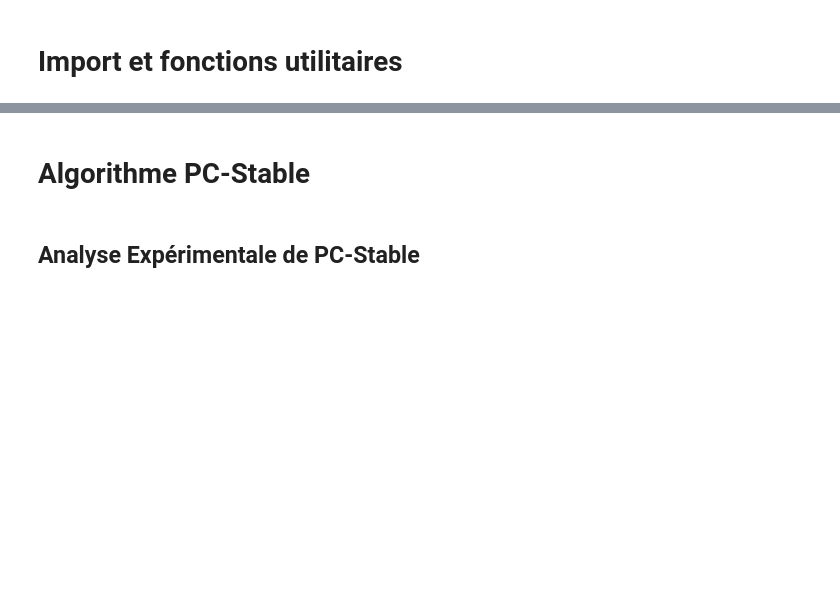
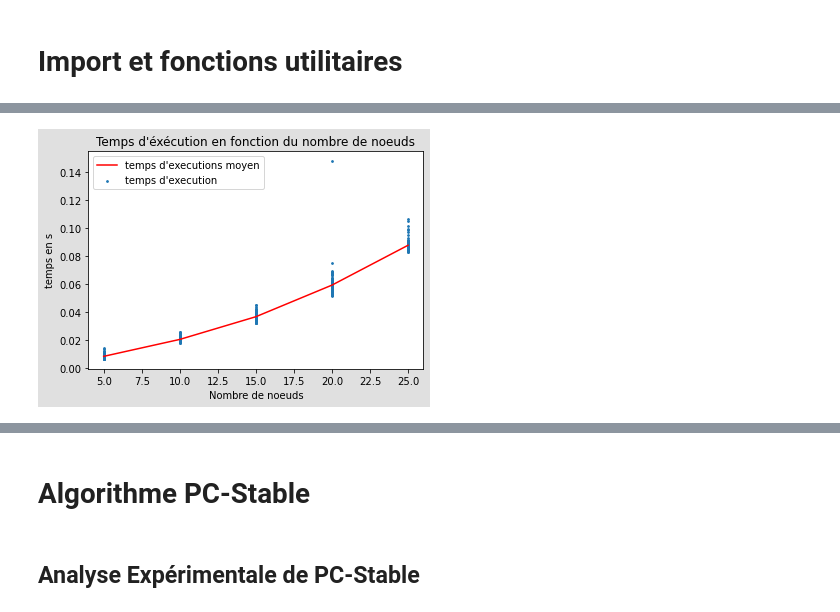
Before and after one commit to davidPinaud/BN_PCSTABLE, a Jupyter notebook: test_projet_MADI.ipynb, the cells around one changed output, grey strips where cells are left out. Drawn from its saved outputs; the diff is of its cells as text; code cells hidden in the pictures; blank space fills up the shorter version.

```diff
--- a/test_projet_MADI.ipynb
+++ b/test_projet_MADI.ipynb
@@ -117,0 +125,4 @@ Graphe 1 : non orienté complet ------ Graphe 2 : après phase 1 ------ Graphe 3
+# %%
+############Exemple############
+bn=genRandomBN()
+bn_approx,duration=learn_PC(bn,csvFilePath="test.csv",verbose=True)
@@ -117,0 +190,37 @@ Graphe 1 : non orienté complet ------ Graphe 2 : après phase 1 ------ Graphe 3
+# %%
+nb_apprentissage_par_n_nodes=100
+criteres_all=[]
+list_nb_nodes=[5,10,15,20,25]
+n=5000
+
+for n_nodes in list_nb_nodes:
+    n_arcs=int(1.25*n_nodes)
+    bn=genRandomBN(n,n_nodes, n_arcs, n_modmax=4,name_out="test.csv")
+    for _ in range(nb_apprentissage_par_n_nodes):
+        criteres=dict()
+        _,duration=learn_PC(bn,csvFilePath="test.csv",verbose=False)
+        criteres_all.append(criteres)
+        criteres["duration"]=duration
+        criteres["n_nodes"]=n_nodes
+bnx=[criteres["n_nodes"] for criteres in criteres_all]
+bny=[criteres["duration"] for criteres in criteres_all]
+list_moy_selon_nb_nodes=[]
+for n in list_nb_nodes:
+    moy=0
+    i=0
+    for criteres in criteres_all:
+        if(criteres["n_nodes"]==n):
+            moy+=criteres["duration"]
+            i+=1
+    list_moy_selon_nb_nodes.append(moy/i)
+# %%
+#Plot nombre particules/ Temps en s d'execution
+scat=plt.scatter(bnx,bny,label="temps d'execution",s=3)
+line=plt.plot(list_nb_nodes,list_moy_selon_nb_nodes,c='r',label="temps d'executions moyen")
+plt.title("Temps d'éxécution en fonction du nombre de noeuds")
+plt.xlabel("Nombre de noeuds")
+plt.ylabel("temps en s")
+plt.legend()
+plt.show()
+# %% [output]
+[figure, added]
```
Also changed, not shown: parts of 14 cells of this notebook, 2 other files.
